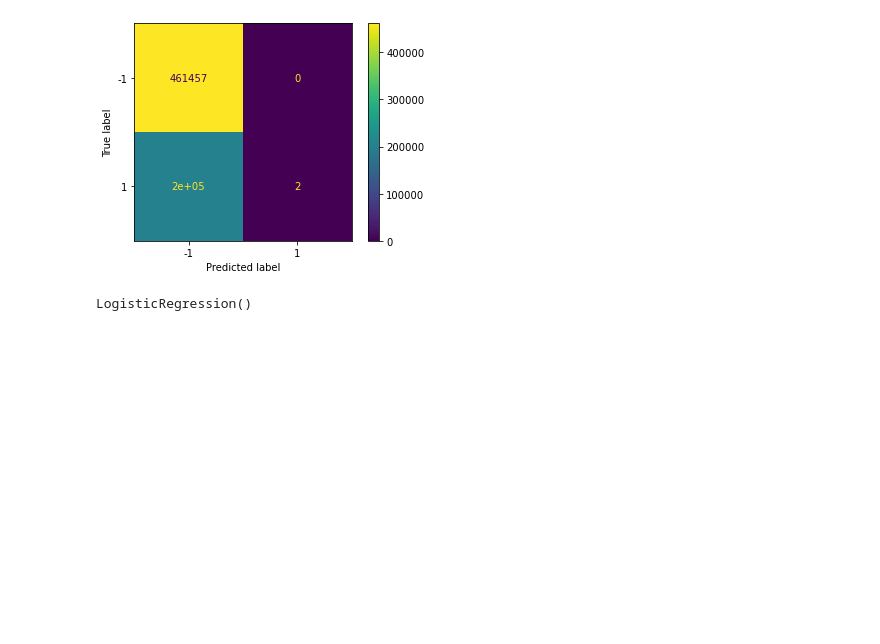
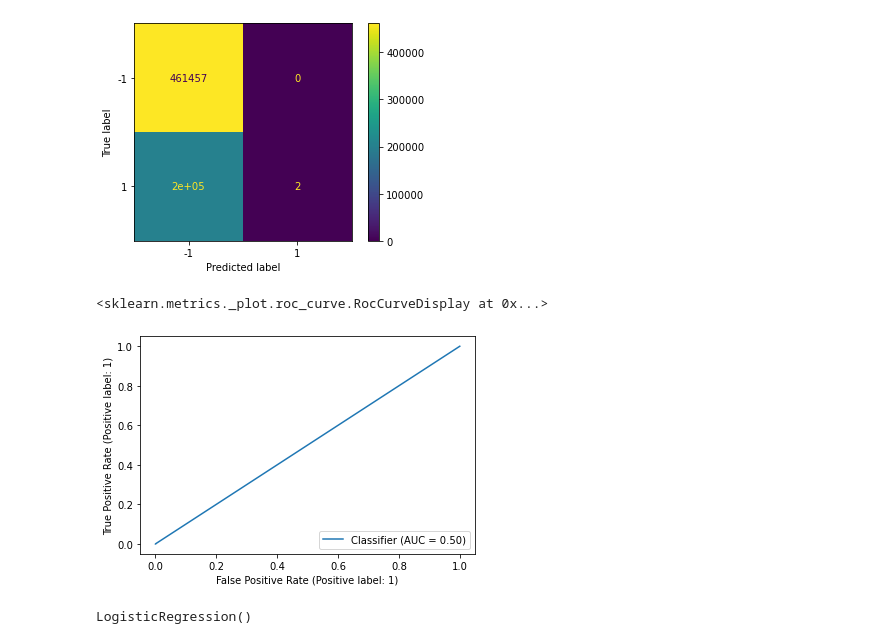
Before and after one commit to thiago-carneiro/mestrado, a Jupyter notebook: bigAstro/clusterizacao.ipynb, the cells around one changed output. Saved outputs shown, nothing was run; the diff lists cells and outputs as text; code cells hidden in the pictures; blank space fills up the shorter version.

```diff
--- a/bigAstro/clusterizacao.ipynb
+++ b/bigAstro/clusterizacao.ipynb
@@ -444,6 +455,11 @@ ConfusionMatrixDisplay.from_predictions(teste['classe_n'],predições_lr)
 # %% [output]
 <sklearn.metrics._plot.confusion_matrix.ConfusionMatrixDisplay at 0x...>
 [figure]
+# %%
+RocCurveDisplay.from_predictions(teste['classe_n'],predições_lr)
+# %% [output]
+<sklearn.metrics._plot.roc_curve.RocCurveDisplay at 0x...>
+[figure, added]
 # %%
 sc = StandardScaler()
 x_treino_escalonado = sc.fit_transform(treino[x])
```
Also changed, not shown: parts of 17 cells of this notebook.
